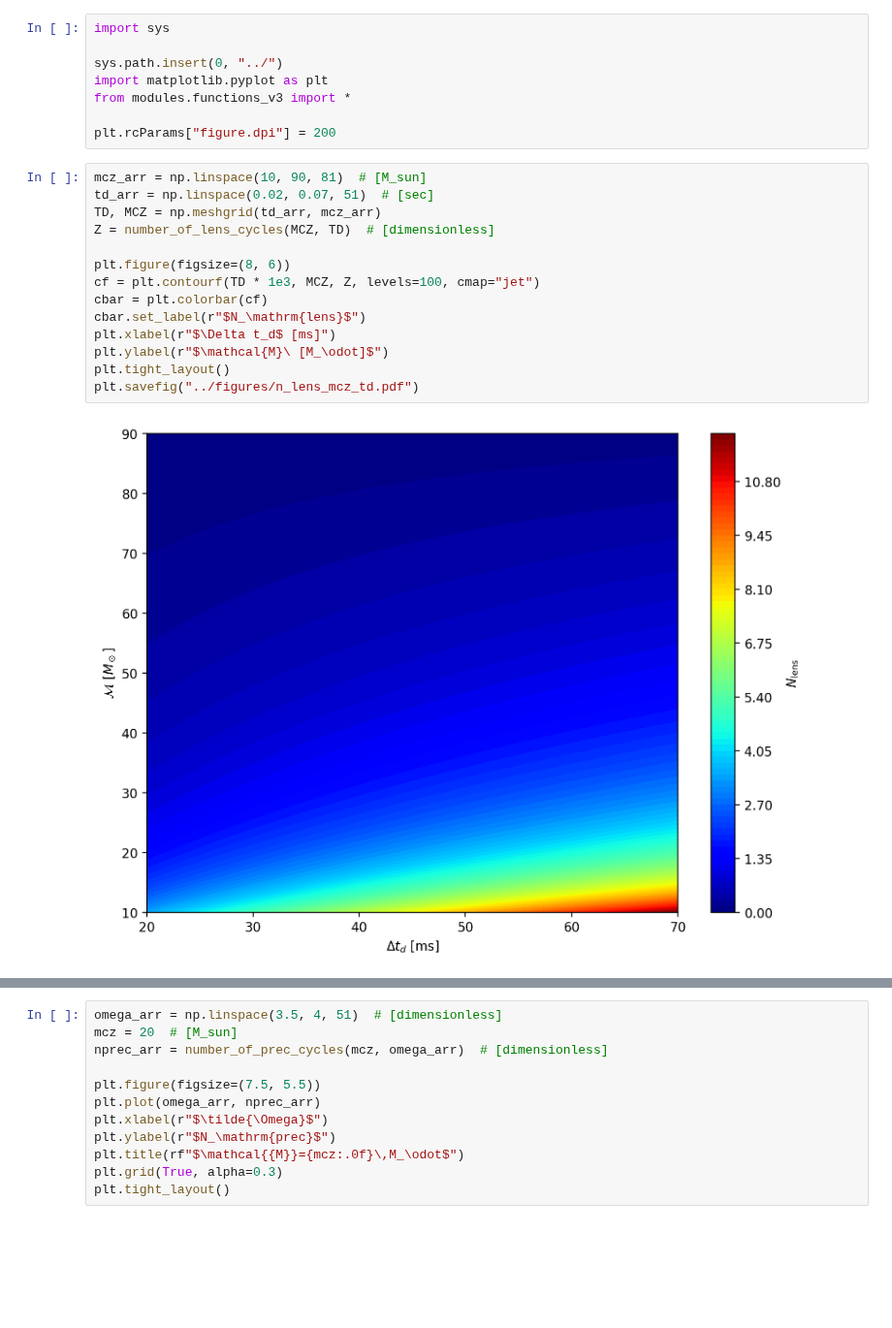
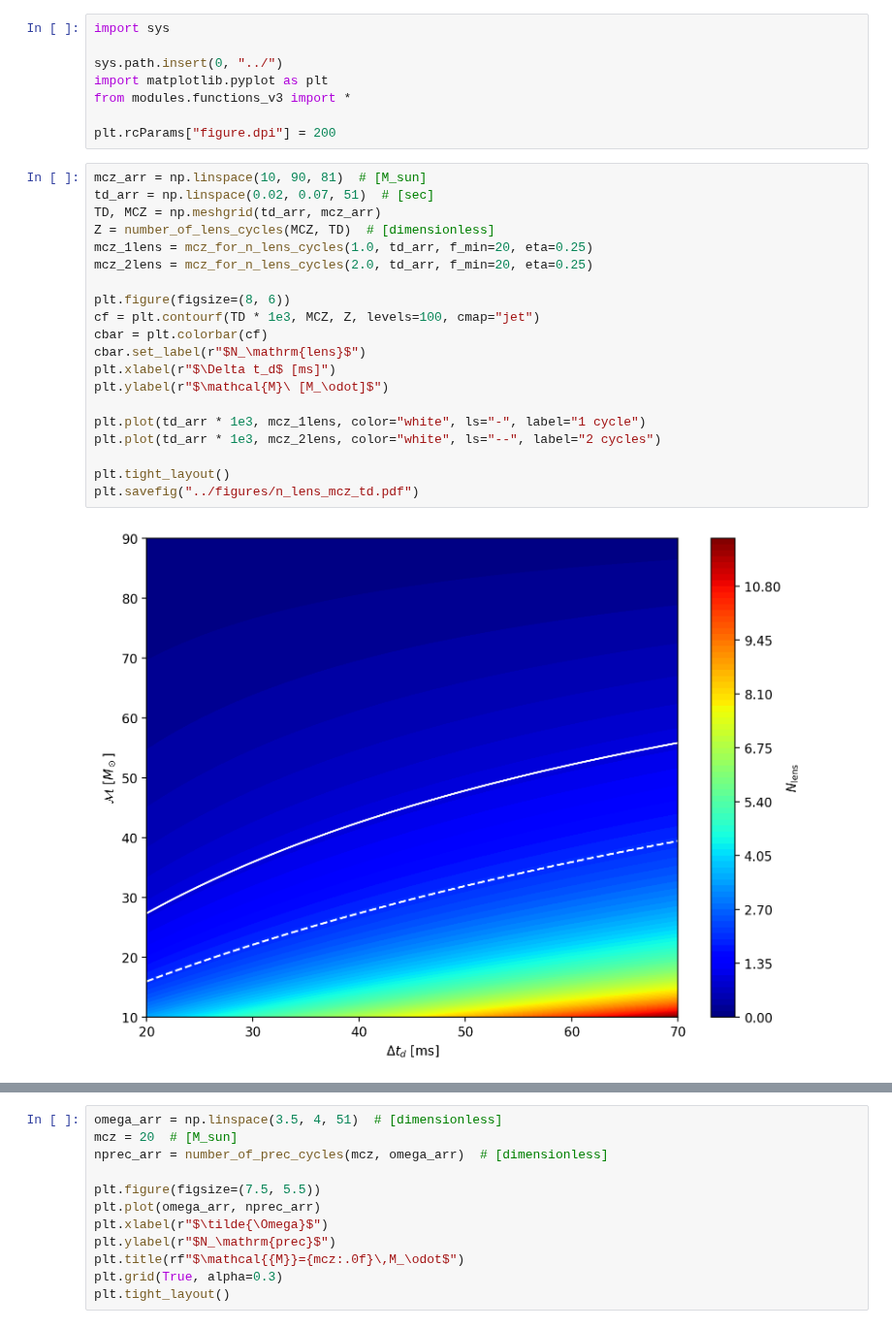
Before and after one commit to fairytien/lensing_and_precession, a Jupyter notebook: notebooks/n_cycles.ipynb, the cells around one changed output, grey strips where cells are left out. Shown at 97% size. Cells and saved outputs as stored; diff of their text form; blank space fills up the shorter version.

```diff
--- a/notebooks/n_cycles.ipynb
+++ b/notebooks/n_cycles.ipynb
@@ -9,18 +9,24 @@ plt.rcParams["figure.dpi"] = 200
 # %%
 mcz_arr = np.linspace(10, 90, 81)  # [M_sun]
 td_arr = np.linspace(0.02, 0.07, 51)  # [sec]
 TD, MCZ = np.meshgrid(td_arr, mcz_arr)
 Z = number_of_lens_cycles(MCZ, TD)  # [dimensionless]
+mcz_1lens = mcz_for_n_lens_cycles(1.0, td_arr, f_min=20, eta=0.25)
+mcz_2lens = mcz_for_n_lens_cycles(2.0, td_arr, f_min=20, eta=0.25)
 
 plt.figure(figsize=(8, 6))
 cf = plt.contourf(TD * 1e3, MCZ, Z, levels=100, cmap="jet")
 cbar = plt.colorbar(cf)
 cbar.set_label(r"$N_\mathrm{lens}$")
 plt.xlabel(r"$\Delta t_d$ [ms]")
 plt.ylabel(r"$\mathcal{M}\ [M_\odot]$")
+
+plt.plot(td_arr * 1e3, mcz_1lens, color="white", ls="-", label="1 cycle")
+plt.plot(td_arr * 1e3, mcz_2lens, color="white", ls="--", label="2 cycles")
+
 plt.tight_layout()
 plt.savefig("../figures/n_lens_mcz_td.pdf")
 # %% [output]
-[figure, old version]
+[figure, new version]
 # %%
 mcz_arr = np.linspace(10, 90, 81)  # [M_sun]
```
Also changed, not shown: parts of 1 cell of this notebook, 11 other files.
